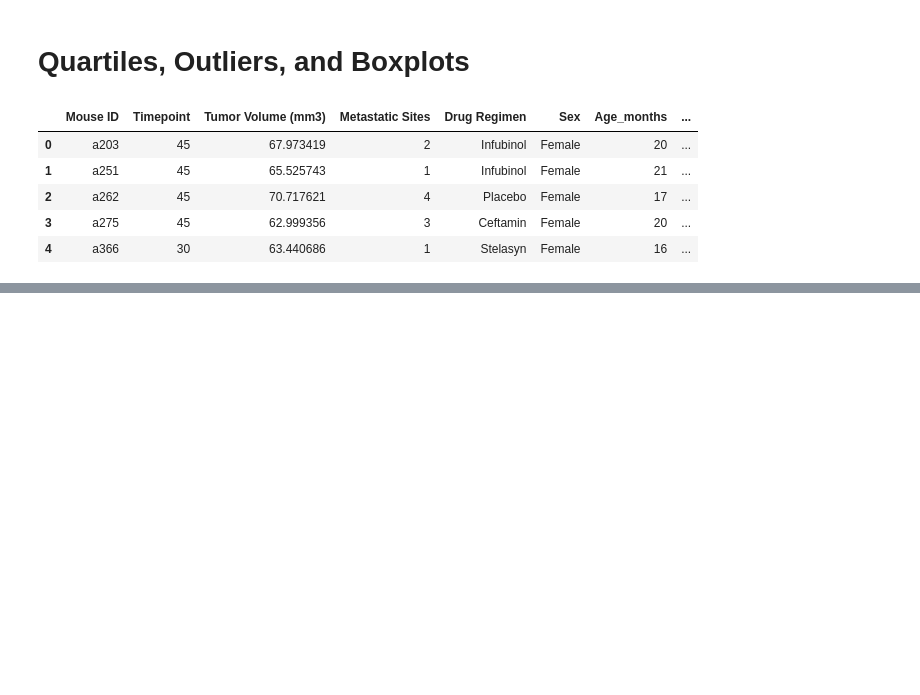
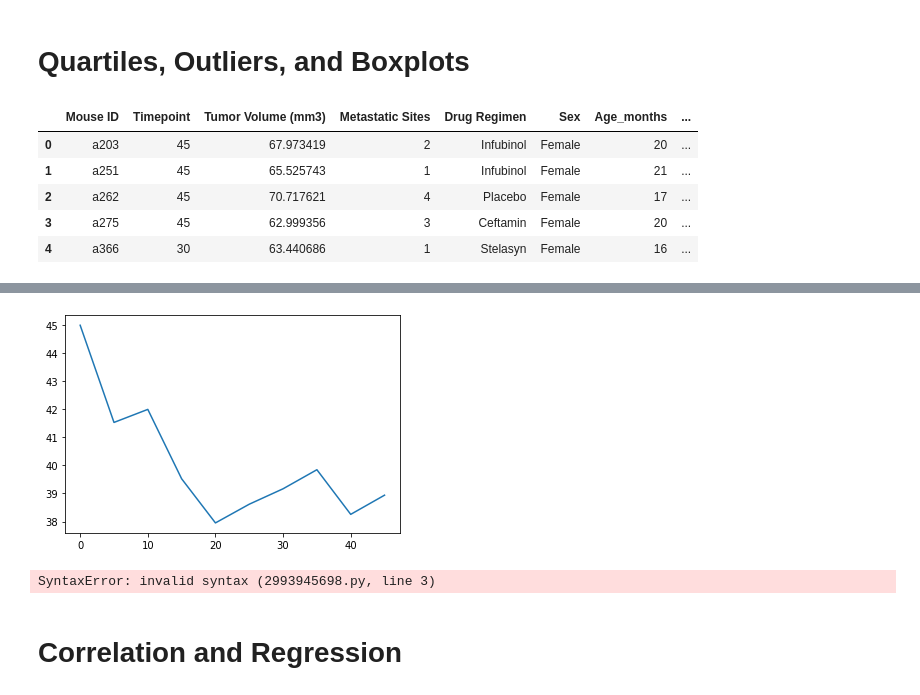
Before and after one commit to Colleen-Cobb/matplotlib-challenge, a Jupyter notebook: Pymaceuticals.ipynb, the cells around one changed output, grey strips where cells are left out. Cells and saved outputs as stored; diff of their text form; code cells hidden in the pictures; blank space fills up the shorter version.

```diff
--- a/Pymaceuticals.ipynb
+++ b/Pymaceuticals.ipynb
@@ -271,0 +349,3 @@ tumor_vol_data=[]
+# %%
+b742_id=clean_data.loc[clean_data["Mouse ID"]=="b742"]
+b742_id
@@ -271,0 +364,21 @@ tumor_vol_data=[]
+# %%
+plt.plot(b742_id["Timepoint"],b742_id["Tumor Volume (mm3)"])
+plt.title=("Capomulin Treatment of Mouse b742")
+plt.xlabel=("Timpoint (days)")
+plt.ylabel=("Tumor Volume (mm3)")
+plt.show()
+# %% [output]
+[figure, added]
+# %%
+# Generate a scatter plot of average tumor volume vs. mouse weight for the Capomulin regimen
+capomulin_data=clean_data[clean_data["Drug Regimen"]=="Capomulin".groupby("Mouse ID")
+avg_tumor_vol= capomulin_data["Tumor Volume (mm3)"].mean()
+mouse_weight= capomiulin_data["Weight (g)"].unique()
+plt.scatter(mouse_weight, avg_tumor_vol)
+plt.xlabel("Weight (g)")
+plt.ylabel("Average Tumor Volume (mm3)")
+plt.show()
+# %% [output]
+SyntaxError: invalid syntax (2993945698.py, line 3)
+# %% [markdown]
+# Correlation and Regression
```
Also changed, not shown: parts of 10 cells of this notebook.
